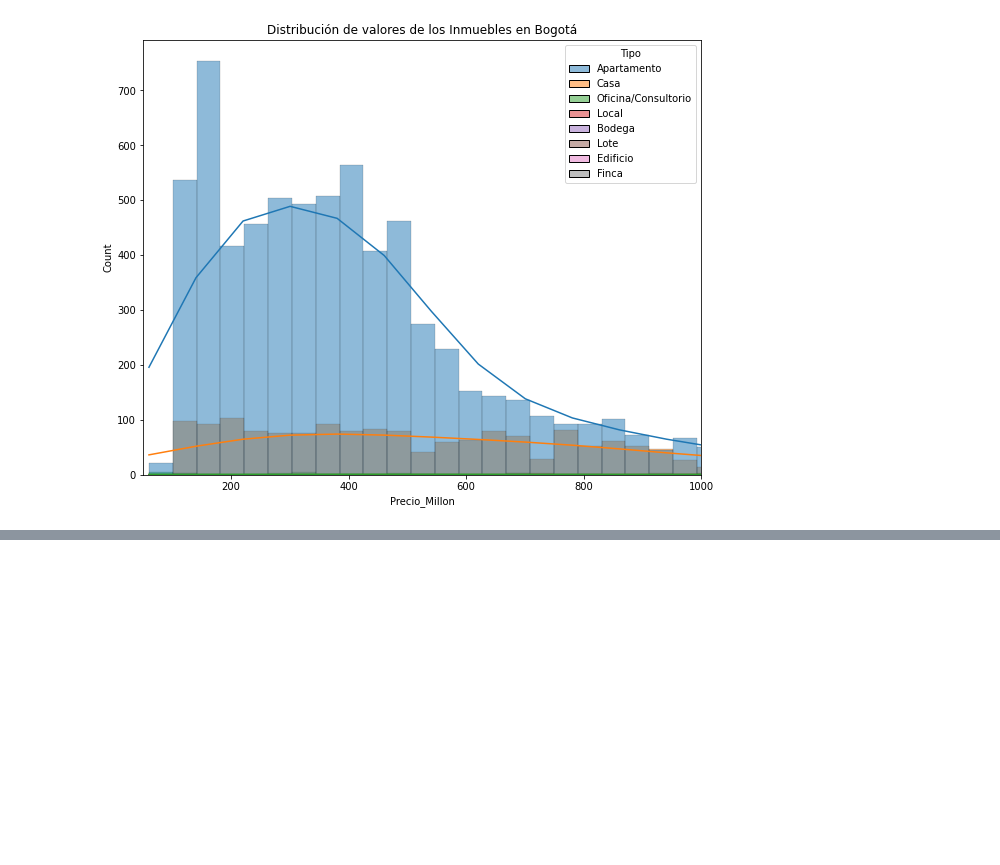
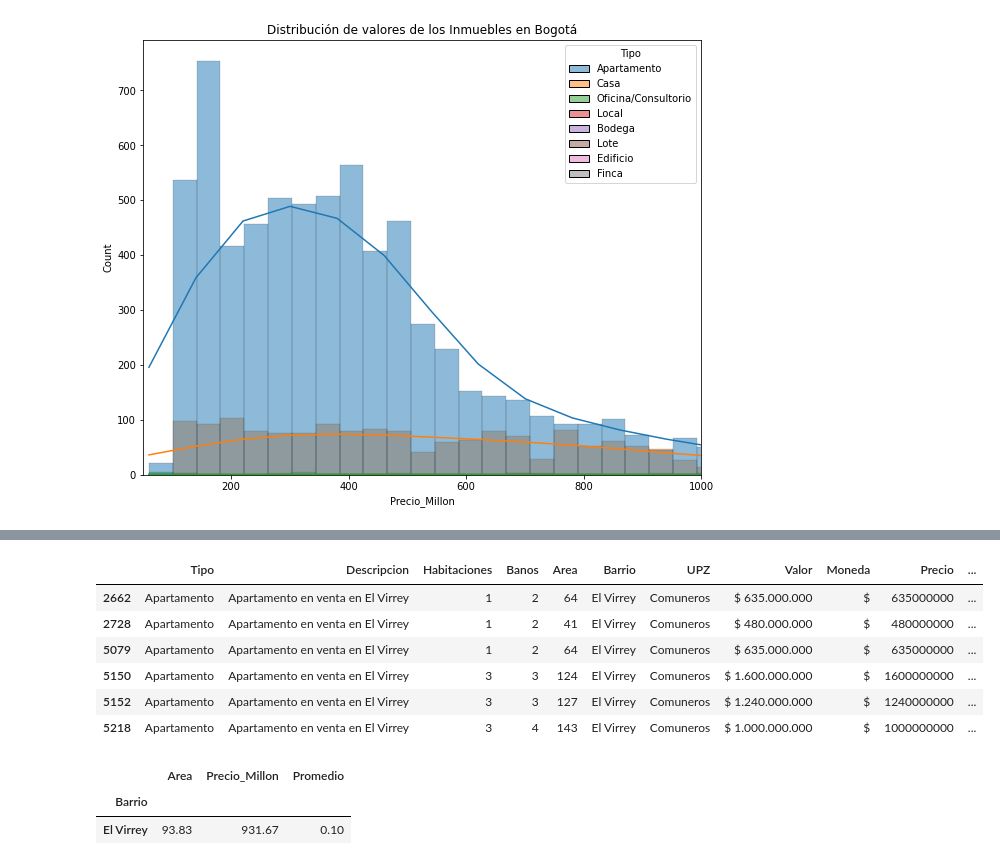
Before and after one commit to jonathanpastas/inmersion_datos, a Jupyter notebook: Alura_Latam__Inmersion_Datos.ipynb, the cells around one changed output, grey strips where cells are left out. Cells and saved outputs as stored; diff of their text form; code cells hidden in the pictures; blank space fills up the shorter version.

```diff
--- a/Alura_Latam__Inmersion_Datos.ipynb
+++ b/Alura_Latam__Inmersion_Datos.ipynb
@@ -414,0 +481,16 @@ plt.show()
+# %%
+inmuebles.loc[inmuebles.Barrio=='El Virrey']
+# %% [output]
+|  | Tipo | Descripcion | Habitaciones | Banos | Area | Barrio | UPZ | Valor | Moneda | Precio | ... |
+| 2662 | Apartamento | Apartamento en venta en El Virrey | 1 | 2 | 64 | El Virrey | Comuneros | $ 635.000.000 | $ | 635000000 | ... |
+| 2728 | Apartamento | Apartamento en venta en El Virrey | 1 | 2 | 41 | El Virrey | Comuneros | $ 480.000.000 | $ | 480000000 | ... |
+| 5079 | Apartamento | Apartamento en venta en El Virrey | 1 | 2 | 64 | El Virrey | Comuneros | $ 635.000.000 | $ | 635000000 | ... |
+| 5150 | Apartamento | Apartamento en venta en El Virrey | 3 | 3 | 124 | El Virrey | Comuneros | $ 1.600.000.000 | $ | 1600000000 | ... |
+| 5152 | Apartamento | Apartamento en venta en El Virrey | 3 | 3 | 127 | El Virrey | Comuneros | $ 1.240.000.000 | $ | 1240000000 | ... |
+| 5218 | Apartamento | Apartamento en venta en El Virrey | 3 | 4 | 143 | El Virrey | Comuneros | $ 1.000.000.000 | $ | 1000000000 | ... |
+# %%
+promedio_barrios1.loc[promedio_barrios1.index=='El Virrey']
+# %% [output]
+|  | Area | Precio_Millon | Promedio |
+| Barrio |  |  |  |
+| El Virrey | 93.83 | 931.67 | 0.10 |
```
Also changed, not shown: parts of 11 cells of this notebook.
